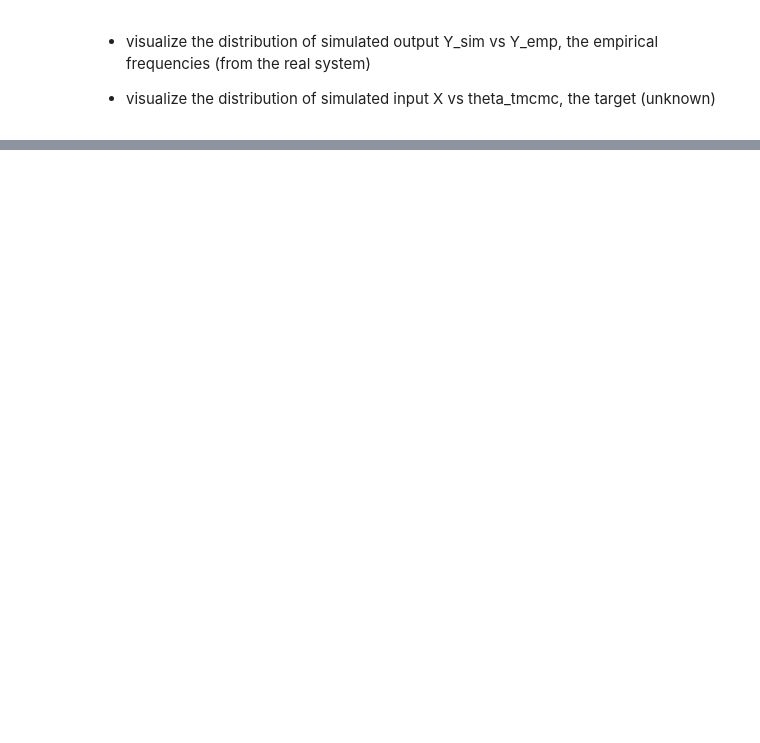
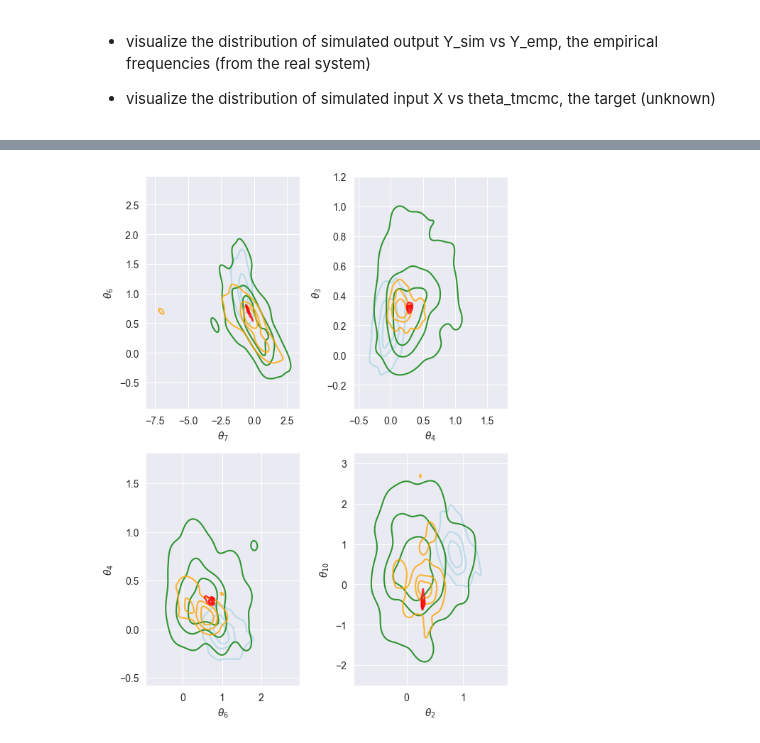
Before and after one commit to Roberock/KNNcalibrator, a Jupyter notebook: examples/knn_examples2_AIRMOD.ipynb, the cells around one changed output, grey strips where cells are left out. Saved outputs shown, nothing was run; the diff lists cells and outputs as text; code cells hidden in the pictures; blank space fills up the shorter version.

```diff
--- a/examples/knn_examples2_AIRMOD.ipynb
+++ b/examples/knn_examples2_AIRMOD.ipynb
@@ -198,19 +219,3 @@ plt.show()
-# %%
-pairs_2_plt = [[6,5], [3,2],  [5,3], [1,9],
-               [1,3], [2,3],  [1,4], [2,4],
-               [1,5], [2,5],  [1,6], [2,6]]
-
-fix, ax = plt.subplots(6,2, figsize=(8,12))
-axs = ax.flatten()
-for pairs, ax in zip(pairs_2_plt, axs):
-    ax.scatter(Y_sim_knn[:,pairs[0]], Y_sim_knn[:,pairs[1]], 5, c='g', label='knn 0')
-    ax.scatter(Y_calibrated_knn_2[:,pairs[0]], Y_calibrated_knn_2[:,pairs[1]], 5, c='orange', label='knn 2')
-    ax.scatter(Y_emp[:,pairs[0]], Y_emp[:,pairs[1]], 5, c='r', label='emp')
-    ax.set_xlabel(Y_latex_names[pairs[0]])
-    ax.set_ylabel(Y_latex_names[pairs[1]])
-
-plt.tight_layout()
-plt.show()
 # %%
 import matplotlib.pyplot as plt
 import seaborn as sns
@@ -220,34 +225,36 @@ import seaborn as sns
 datasets = [
     (X_normal_knn_resampled, "lightblue", "sim - knn resampled"),
     (theta_set, "green", "knn 0"),
     (theta_set_2, "orange", "knn 2"),
     (theta_tmcmc, "red", "target"),
 ]
 
-fig, ax = plt.subplots(2, 2, figsize=(12, 16))
+fig, ax = plt.subplots(2, 2, figsize=(6, 8))
 axs = ax.flatten()
 
 for pairs, axi in zip(pairs_2_plt, axs):
     x_idx, y_idx = pairs
     for data, color, label in datasets:
         sns.kdeplot(
             x=data[:500, x_idx],
             y=data[:500, y_idx],
             ax=axi,
             levels=4,               # 4 isoprobability lines
             linewidths=1.5,
             alpha=0.8,
             colors=color,
             label=label,
             fill=False              # keep only contours
         )
     axi.set_xlabel(theta_latex_names[x_idx])
     axi.set_ylabel(theta_latex_names[y_idx])
 
 plt.legend(frameon=False, fontsize=8)
 
 plt.tight_layout()
 plt.show()
+# %% [output]
+[figure, added]
 # %%
 X_standard = scaler.fit_transform(X_scaled)
 sigma    = df['sigma'].to_numpy(dtype=np.float32) if 'sigma' in df.columns else None
```
Also changed, not shown: parts of 8 cells of this notebook, 7 other files.
